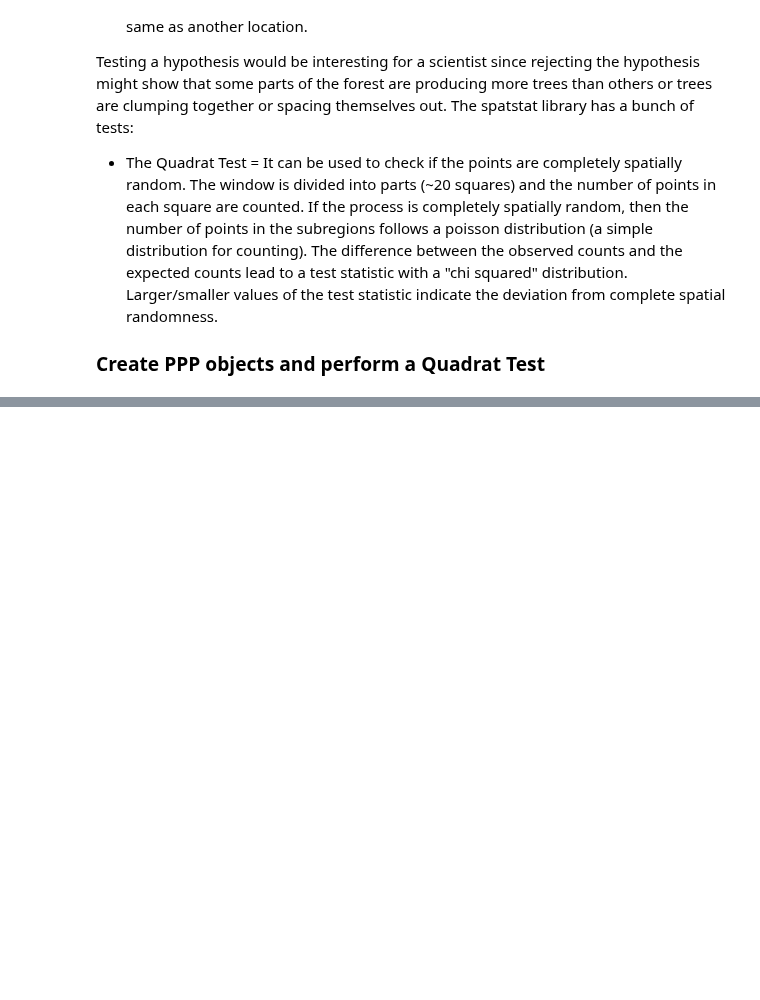
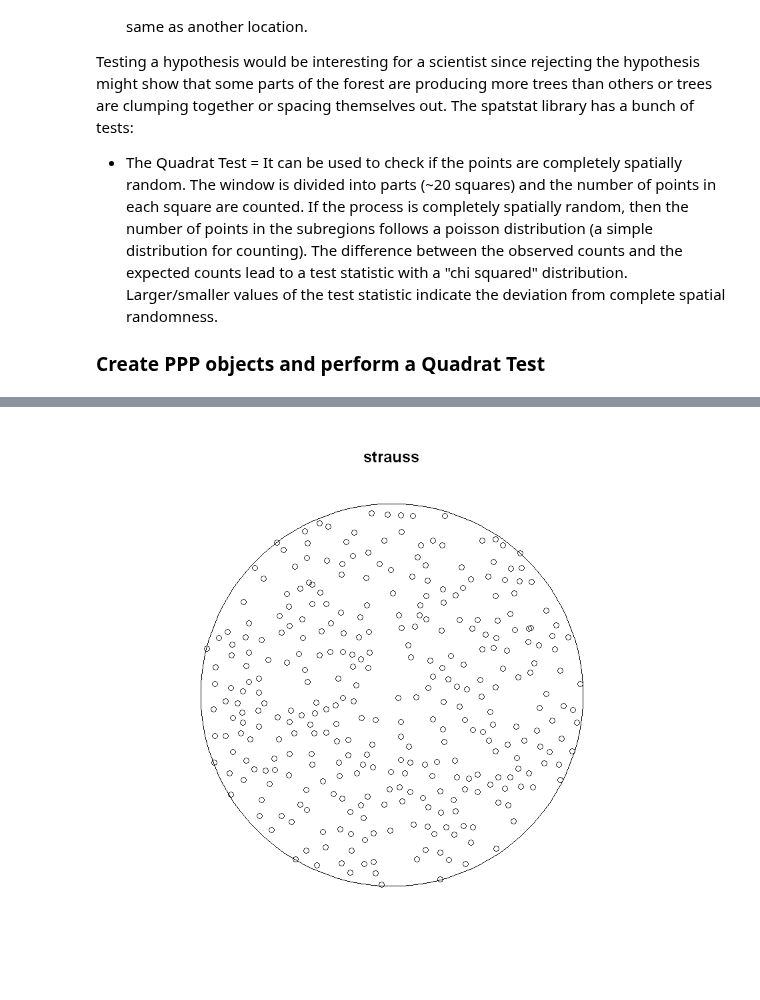
Before and after one commit to iamjz/R-Data, a Jupyter notebook: SpatialStatisticsBasics.ipynb, the cells around one changed output, grey strips where cells are left out. Drawn from its saved outputs; the diff is of its cells as text; code cells hidden in the pictures; blank space fills up the shorter version.

```diff
--- a/SpatialStatisticsBasics.ipynb
+++ b/SpatialStatisticsBasics.ipynb
@@ -114,0 +229,4 @@ Testing a hypothesis would be interesting for a scientist since rejecting the hy
+# %%
+strauss <- rStrauss(beta = 2.9, gamma = 0.025, R = 0.5, W = disc10)
+plot(strauss)
+# %% [output]
@@ -114,0 +235 @@ Testing a hypothesis would be interesting for a scientist since rejecting the hy
+[figure, added]
```
Also changed, not shown: parts of 34 cells of this notebook.
